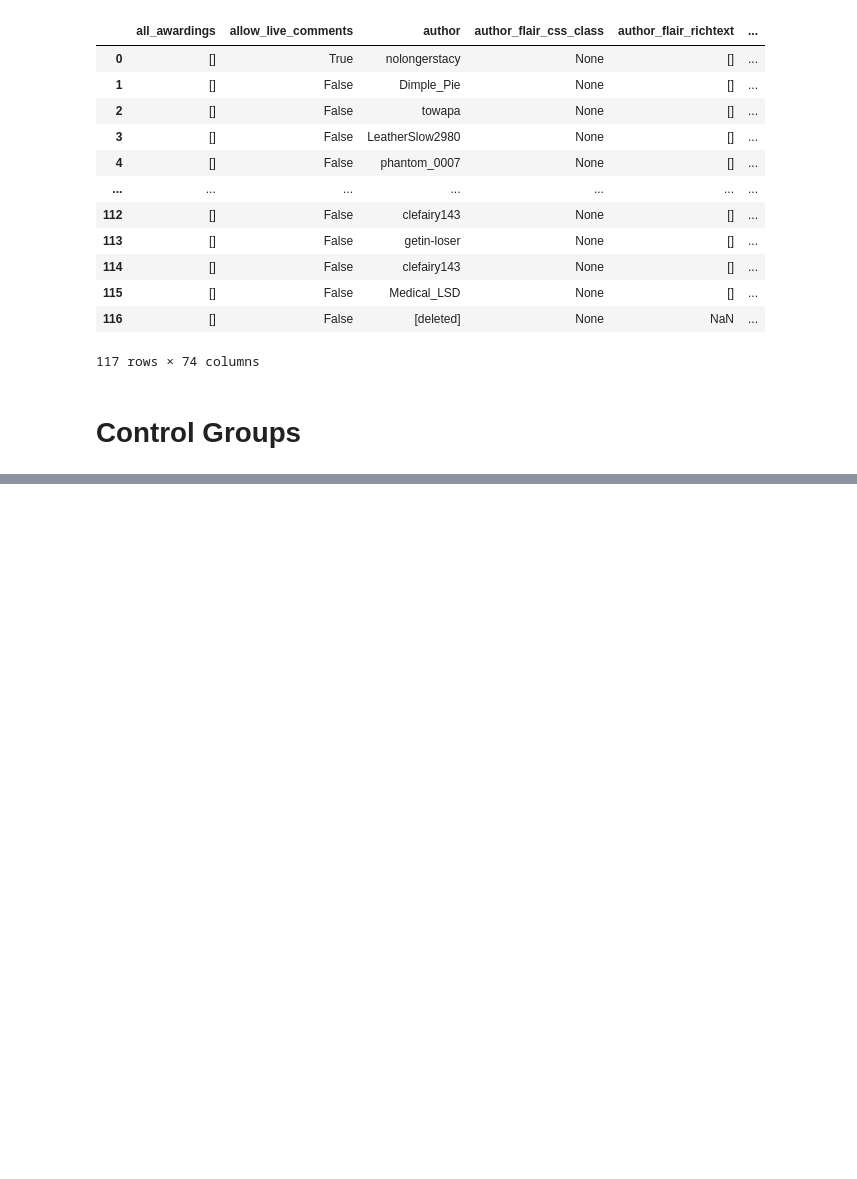
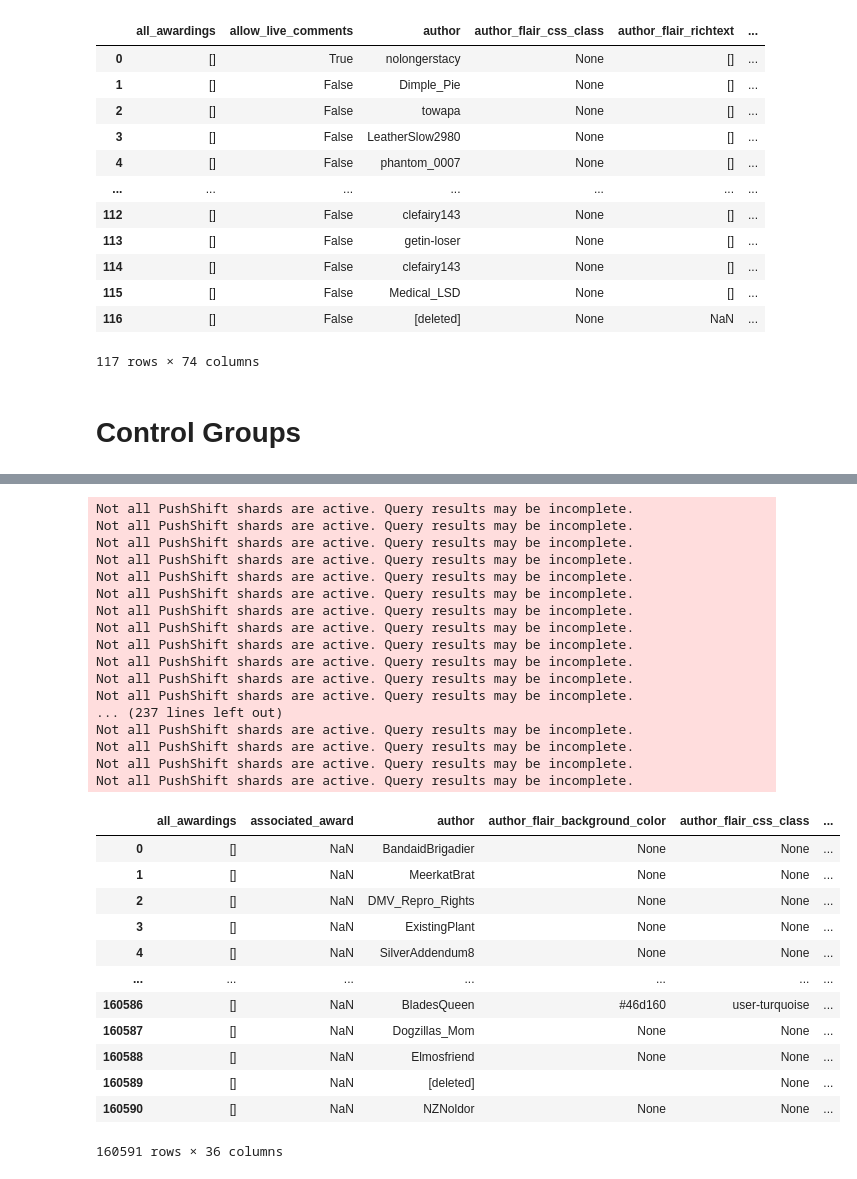
Before and after one commit to anng217/redditbots, a Jupyter notebook: pushshift.ipynb, the cells around one changed output, grey strips where cells are left out. Drawn from its saved outputs; the diff is of its cells as text; code cells hidden in the pictures; blank space fills up the shorter version.

```diff
--- a/pushshift.ipynb
+++ b/pushshift.ipynb
@@ -415,0 +484,33 @@ Not all PushShift shards are active. Query results may be incomplete.
+# %%
+fetch_comments(subr= 'TwoXChromosomes',save_dir='./data/Control/TwoXChromosomes.csv',year = 2019,month = 10, day = 28, duration = 30, limit = 1000000000)
+# %% [output]
+Not all PushShift shards are active. Query results may be incomplete.
+Not all PushShift shards are active. Query results may be incomplete.
+Not all PushShift shards are active. Query results may be incomplete.
+Not all PushShift shards are active. Query results may be incomplete.
+Not all PushShift shards are active. Query results may be incomplete.
+Not all PushShift shards are active. Query results may be incomplete.
+Not all PushShift shards are active. Query results may be incomplete.
+Not all PushShift shards are active. Query results may be incomplete.
+Not all PushShift shards are active. Query results may be incomplete.
+Not all PushShift shards are active. Query results may be incomplete.
+Not all PushShift shards are active. Query results may be incomplete.
+Not all PushShift shards are active. Query results may be incomplete.
+... (237 lines left out)
+Not all PushShift shards are active. Query results may be incomplete.
+Not all PushShift shards are active. Query results may be incomplete.
+Not all PushShift shards are active. Query results may be incomplete.
+Not all PushShift shards are active. Query results may be incomplete.
+|  | all_awardings | associated_award | author | author_flair_background_color | author_flair_css_class | ... |
+| 0 | [] | NaN | BandaidBrigadier | None | None | ... |
+| 1 | [] | NaN | MeerkatBrat | None | None | ... |
+| 2 | [] | NaN | DMV_Repro_Rights | None | None | ... |
+| 3 | [] | NaN | ExistingPlant | None | None | ... |
+| 4 | [] | NaN | SilverAddendum8 | None | None | ... |
+| ... | ... | ... | ... | ... | ... | ... |
+| 160586 | [] | NaN | BladesQueen | #46d160 | user-turquoise | ... |
+| 160587 | [] | NaN | Dogzillas_Mom | None | None | ... |
+| 160588 | [] | NaN | Elmosfriend | None | None | ... |
+| 160589 | [] | NaN | [deleted] |  | None | ... |
+| 160590 | [] | NaN | NZNoldor | None | None | ... |
+160591 rows × 36 columns
```
Also changed, not shown: parts of 7 cells of this notebook, 5 other files.
